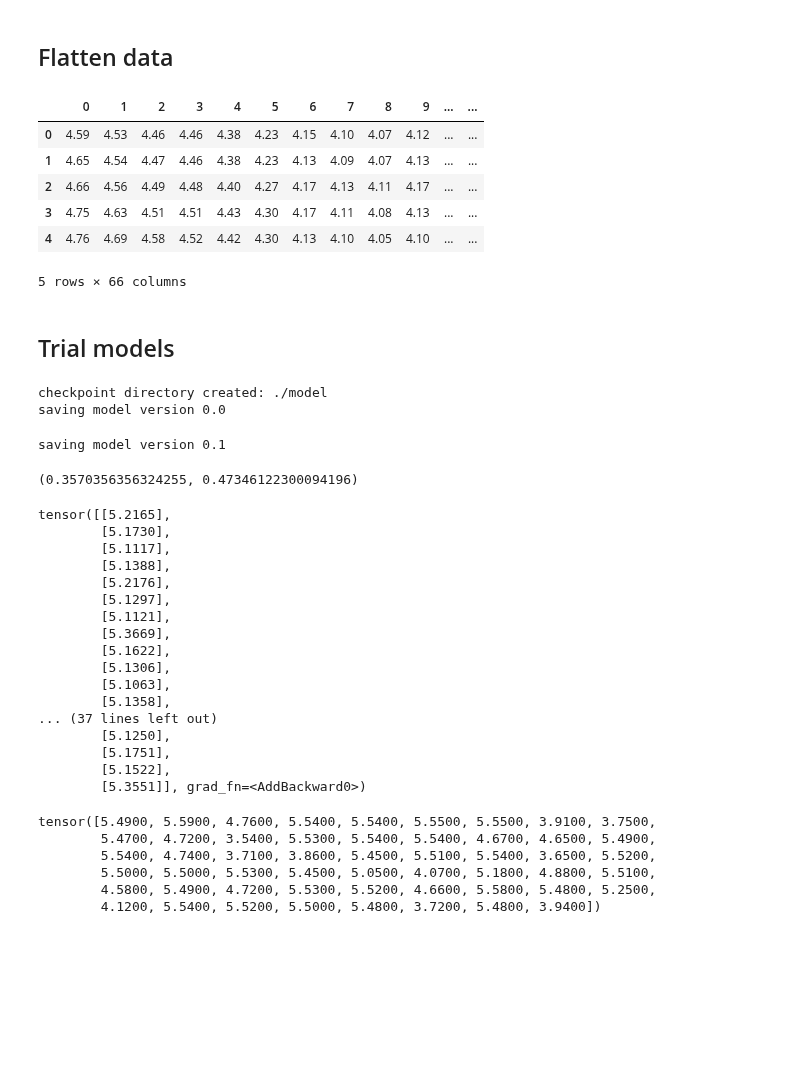
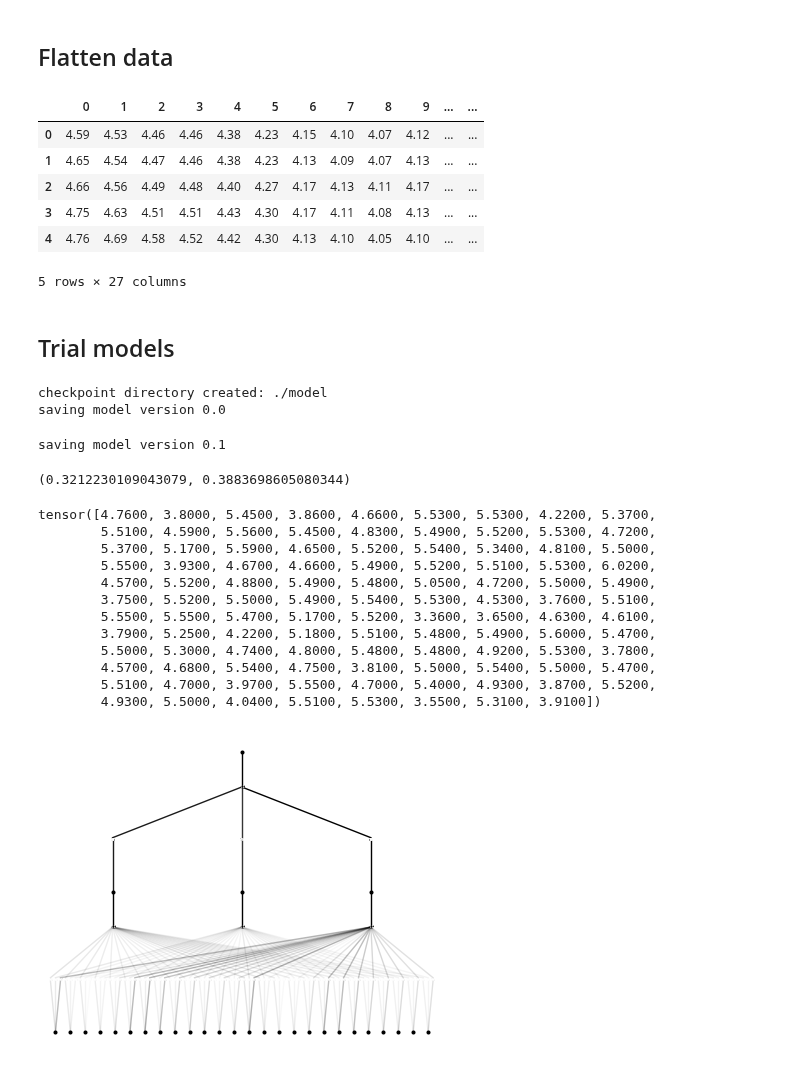
Before and after one commit to QuanPham19/functional-kan, a Jupyter notebook: phase_1/notebooks_treasury/treasury_kan.ipynb, the cells around one changed output. Drawn from its saved outputs; the diff is of its cells as text; code cells hidden in the pictures; blank space fills up the shorter version.

```diff
--- a/phase_1/notebooks_treasury/treasury_kan.ipynb
+++ b/phase_1/notebooks_treasury/treasury_kan.ipynb
@@ -40,7 +40,7 @@ plt.legend(id_list)
 ## Flatten data
 # %%
 n = len(df)
-h = 5
+h = 2
 
 flatten = pd.DataFrame()
 for id in range(1, n):
@@ -56,7 +56,7 @@ flatten.head()
 | 2 | 4.66 | 4.56 | 4.49 | 4.48 | 4.40 | 4.27 | 4.17 | 4.13 | 4.11 | 4.17 | ... | ... |
 | 3 | 4.75 | 4.63 | 4.51 | 4.51 | 4.43 | 4.30 | 4.17 | 4.11 | 4.08 | 4.13 | ... | ... |
 | 4 | 4.76 | 4.69 | 4.58 | 4.52 | 4.42 | 4.30 | 4.13 | 4.10 | 4.05 | 4.10 | ... | ... |
-5 rows × 66 columns
+5 rows × 27 columns
 # %% [markdown]
 ## Trial models
 # %%
@@ -77,49 +77,41 @@ model = KAN(width=[n,3,1], grid=2, k=2, seed=42, device=device)
 # model.plot()
 
 def train_mse():
-    predictions = model(dataset['train_input'])  # Model predictions
+    predictions = model(dataset['train_input']).squeeze()  # Model predictions
     mse = F.mse_loss(predictions, dataset['train_label'], reduction='mean')  # Compute MSE
     return mse  # Return scalar MSE value
 
 def test_mse():
-    predictions = model(dataset['test_input'])  # Model predictions
+    predictions = model(dataset['test_input']).squeeze()  # Model predictions
     mse = F.mse_loss(predictions, dataset['test_label'], reduction='mean')  # Compute MSE
     return mse
 
-results = model.fit(dataset, opt="Adam", steps=100, metrics=(train_mse, test_mse))
+results = model.fit(dataset, opt="Adam", steps=50, metrics=(train_mse, test_mse))
 results['train_mse'][-1], results['test_mse'][-1]
 # dataset['train_input'].cpu().detach().numpy().shape
 # %% [output]
 checkpoint directory created: ./model
 saving model version 0.0
 saving model version 0.1
-(0.3570356356324255, 0.47346122300094196)
+(0.3212230109043079, 0.3883698605080344)
 # %%
 model(dataset['test_input'])
-# %% [output]
-tensor([[5.2165],
-        [5.1730],
-        [5.1117],
-        [5.1388],
-        [5.2176],
-        [5.1297],
-        [5.1121],
-        [5.3669],
-        [5.1622],
-        [5.1306],
-        [5.1063],
-        [5.1358],
-... (37 lines left out)
-        [5.1250],
-        [5.1751],
-        [5.1522],
-        [5.3551]], grad_fn=<AddBackward0>)
 # %%
 dataset['test_label']
 # %% [output]
-tensor([5.4900, 5.5900, 4.7600, 5.5400, 5.5400, 5.5500, 5.5500, 3.9100, 3.7500,
-        5.4700, 4.7200, 3.5400, 5.5300, 5.5400, 5.5400, 4.6700, 4.6500, 5.4900,
-        5.5400, 4.7400, 3.7100, 3.8600, 5.4500, 5.5100, 5.5400, 3.6500, 5.5200,
-        5.5000, 5.5000, 5.5300, 5.4500, 5.0500, 4.0700, 5.1800, 4.8800, 5.5100,
-        4.5800, 5.4900, 4.7200, 5.5300, 5.5200, 4.6600, 5.5800, 5.4800, 5.2500,
-        4.1200, 5.5400, 5.5200, 5.5000, 5.4800, 3.7200, 5.4800, 3.9400])
+tensor([4.7600, 3.8000, 5.4500, 3.8600, 4.6600, 5.5300, 5.5300, 4.2200, 5.3700,
+        5.5100, 4.5900, 5.5600, 5.4500, 4.8300, 5.4900, 5.5200, 5.5300, 4.7200,
+        5.3700, 5.1700, 5.5900, 4.6500, 5.5200, 5.5400, 5.3400, 4.8100, 5.5000,
+        5.5500, 3.9300, 4.6700, 4.6600, 5.4900, 5.5200, 5.5100, 5.5300, 6.0200,
+        4.5700, 5.5200, 4.8800, 5.4900, 5.4800, 5.0500, 4.7200, 5.5000, 5.4900,
+        3.7500, 5.5200, 5.5000, 5.4900, 5.5400, 5.5300, 4.5300, 3.7600, 5.5100,
+        5.5500, 5.5500, 5.4700, 5.1700, 5.5200, 3.3600, 3.6500, 4.6300, 4.6100,
+        3.7900, 5.2500, 4.2200, 5.1800, 5.5100, 5.4800, 5.4900, 5.6000, 5.4700,
+        5.5000, 5.3000, 4.7400, 4.8000, 5.4800, 5.4800, 4.9200, 5.5300, 3.7800,
+        4.5700, 4.6800, 5.5400, 4.7500, 3.8100, 5.5000, 5.5400, 5.5000, 5.4700,
+        5.5100, 4.7000, 3.9700, 5.5500, 4.7000, 5.4000, 4.9300, 3.8700, 5.5200,
+        4.9300, 5.5000, 4.0400, 5.5100, 5.5300, 3.5500, 5.3100, 3.9100])
+# %%
+model.plot()
+# %% [output]
+[figure, added]
```
Also changed, not shown: 5 other files.
